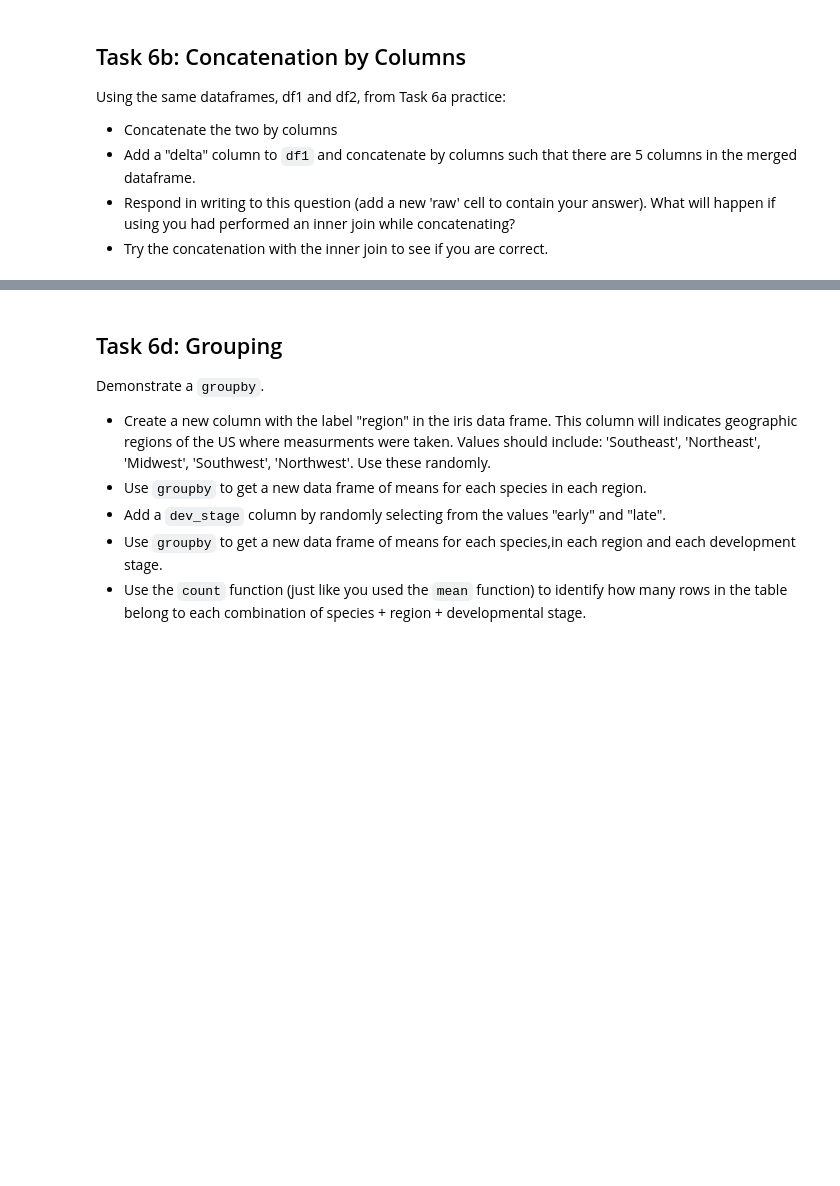
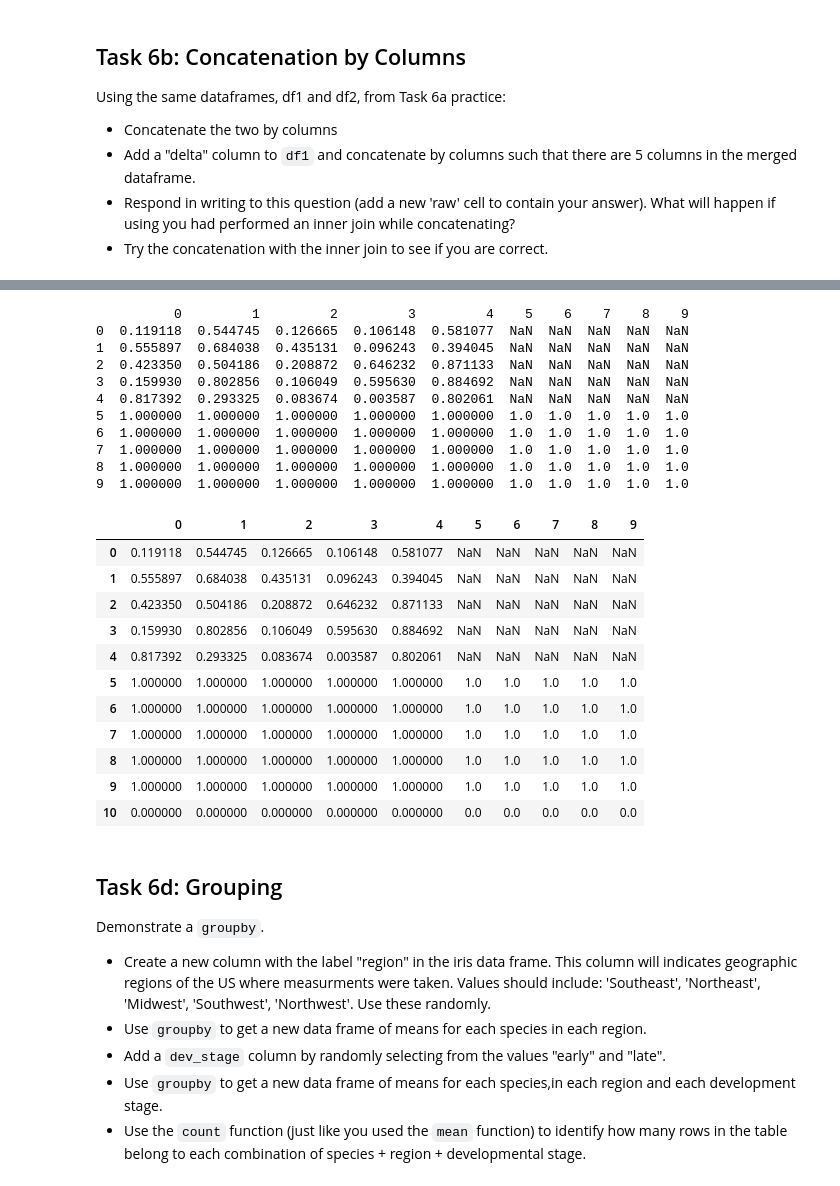
Before and after one commit to saioruganti/Data-Analytics-With-Python, a Jupyter notebook: L04-Pandas_Part2-Practice.ipynb, the cells around one changed output, grey strips where cells are left out. Cells and saved outputs as stored; diff of their text form; code cells hidden in the pictures; blank space fills up the shorter version.

```diff
--- a/L04-Pandas_Part2-Practice.ipynb
+++ b/L04-Pandas_Part2-Practice.ipynb
@@ -185,6 +265,41 @@ Using the same dataframes, df1 and df2, from Task 6a practice:
 + Create a new 5x10 dataframe full of 1's.
 + Append one to the other and print it.
 + Append a single Series of zeros to the end of the appended dataframe.
+# %%
+df5 = pd.DataFrame(np.random.random((5,5)))
+df5
+
+df6 = pd.DataFrame(np.ones((5,10)))
+df6
+
+df7 = df5.append(df6,ignore_index=True)
+print(df7)
+
+df7.append(pd.Series(np.zeros(10)),ignore_index=True)
+# %% [output]
+          0         1         2         3         4    5    6    7    8    9
+0  0.119118  0.544745  0.126665  0.106148  0.581077  NaN  NaN  NaN  NaN  NaN
+1  0.555897  0.684038  0.435131  0.096243  0.394045  NaN  NaN  NaN  NaN  NaN
+2  0.423350  0.504186  0.208872  0.646232  0.871133  NaN  NaN  NaN  NaN  NaN
+3  0.159930  0.802856  0.106049  0.595630  0.884692  NaN  NaN  NaN  NaN  NaN
+4  0.817392  0.293325  0.083674  0.003587  0.802061  NaN  NaN  NaN  NaN  NaN
+5  1.000000  1.000000  1.000000  1.000000  1.000000  1.0  1.0  1.0  1.0  1.0
+6  1.000000  1.000000  1.000000  1.000000  1.000000  1.0  1.0  1.0  1.0  1.0
+7  1.000000  1.000000  1.000000  1.000000  1.000000  1.0  1.0  1.0  1.0  1.0
+8  1.000000  1.000000  1.000000  1.000000  1.000000  1.0  1.0  1.0  1.0  1.0
+9  1.000000  1.000000  1.000000  1.000000  1.000000  1.0  1.0  1.0  1.0  1.0
+|  | 0 | 1 | 2 | 3 | 4 | 5 | 6 | 7 | 8 | 9 |
+| 0 | 0.119118 | 0.544745 | 0.126665 | 0.106148 | 0.581077 | NaN | NaN | NaN | NaN | NaN |
+| 1 | 0.555897 | 0.684038 | 0.435131 | 0.096243 | 0.394045 | NaN | NaN | NaN | NaN | NaN |
+| 2 | 0.423350 | 0.504186 | 0.208872 | 0.646232 | 0.871133 | NaN | NaN | NaN | NaN | NaN |
+| 3 | 0.159930 | 0.802856 | 0.106049 | 0.595630 | 0.884692 | NaN | NaN | NaN | NaN | NaN |
+| 4 | 0.817392 | 0.293325 | 0.083674 | 0.003587 | 0.802061 | NaN | NaN | NaN | NaN | NaN |
+| 5 | 1.000000 | 1.000000 | 1.000000 | 1.000000 | 1.000000 | 1.0 | 1.0 | 1.0 | 1.0 | 1.0 |
+| 6 | 1.000000 | 1.000000 | 1.000000 | 1.000000 | 1.000000 | 1.0 | 1.0 | 1.0 | 1.0 | 1.0 |
+| 7 | 1.000000 | 1.000000 | 1.000000 | 1.000000 | 1.000000 | 1.0 | 1.0 | 1.0 | 1.0 | 1.0 |
+| 8 | 1.000000 | 1.000000 | 1.000000 | 1.000000 | 1.000000 | 1.0 | 1.0 | 1.0 | 1.0 | 1.0 |
+| 9 | 1.000000 | 1.000000 | 1.000000 | 1.000000 | 1.000000 | 1.0 | 1.0 | 1.0 | 1.0 | 1.0 |
+| 10 | 0.000000 | 0.000000 | 0.000000 | 0.000000 | 0.000000 | 0.0 | 0.0 | 0.0 | 0.0 | 0.0 |
 # %% [markdown]
 ## Task 6d: Grouping
 
```
Also changed, not shown: parts of 9 cells of this notebook, 2 other files.
